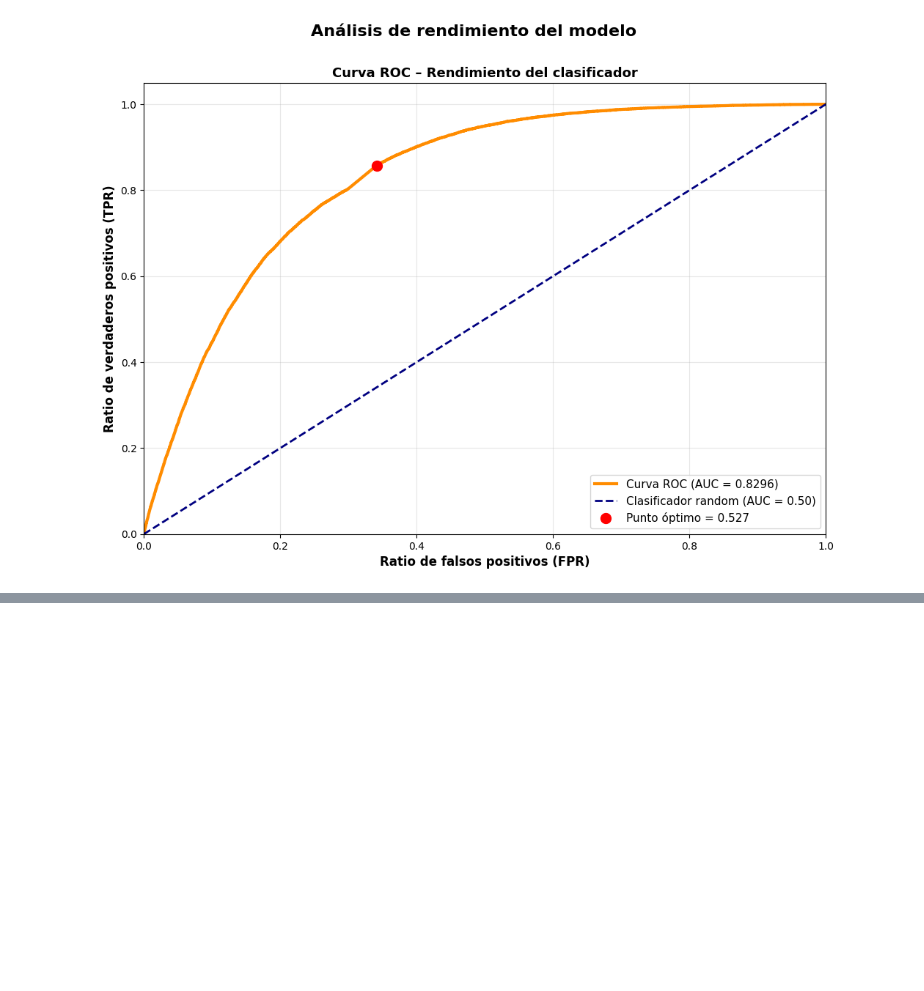
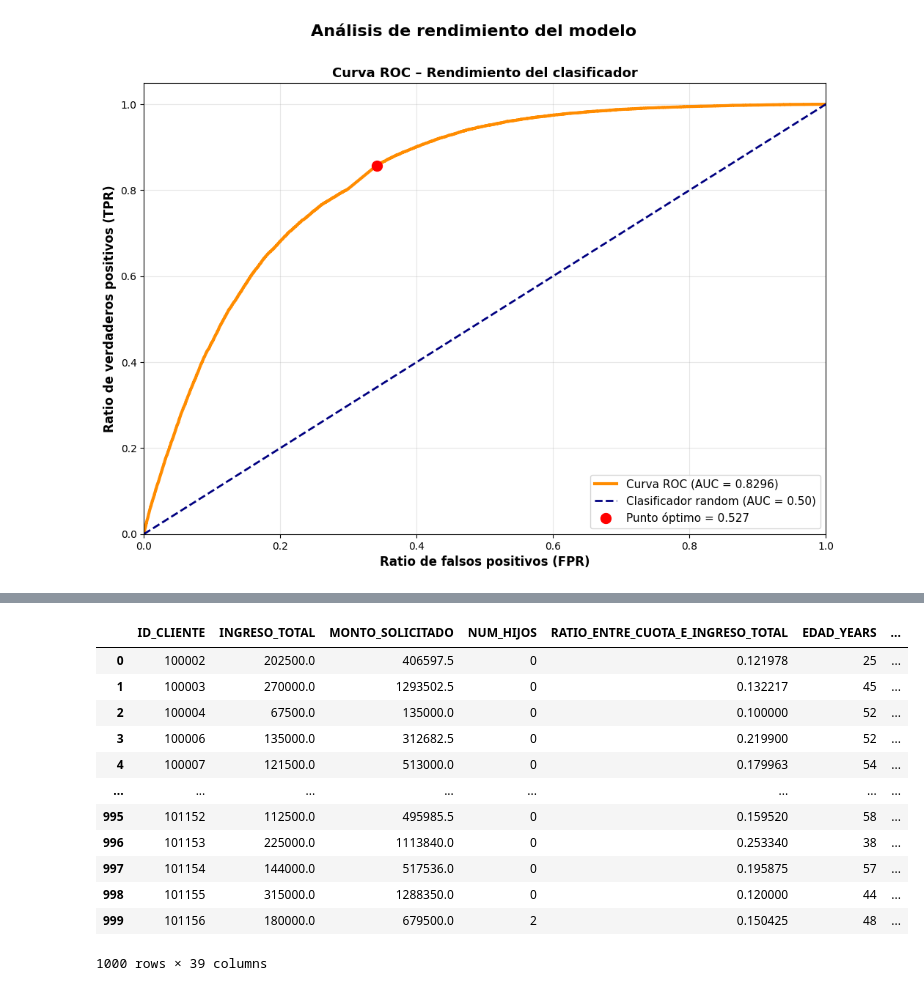
Before and after one commit to JairoVillegas/CREDIT-RISK-ANALYZER., a Jupyter notebook: Notebooks/Exploracion.ipynb, the cells around one changed output, grey strips where cells are left out. Cells and saved outputs as stored; diff of their text form; code cells hidden in the pictures; blank space fills up the shorter version.

```diff
--- a/Notebooks/Exploracion.ipynb
+++ b/Notebooks/Exploracion.ipynb
@@ -1242,0 +1245,3 @@ df_final = df_prod[:1000]
+# %%
+#Obtengo los pronosticos del modelo en forma de proabilidades
+probabilidades = modelo_aplicacion.predict(X_prod)
@@ -1242,0 +1250,21 @@ df_final = df_prod[:1000]
+# %%
+probabilidades = pd.DataFrame(probabilidades,columns=["PROBABILIDAD"])
+probabilidades= probabilidades[:1000]
+# %%
+df_final = pd.concat([df_final,probabilidades],axis=1)
+# %%
+df_final
+# %% [output]
+|  | ID_CLIENTE | INGRESO_TOTAL | MONTO_SOLICITADO | NUM_HIJOS | RATIO_ENTRE_CUOTA_E_INGRESO_TOTAL | EDAD_YEARS | ... |
+| 0 | 100002 | 202500.0 | 406597.5 | 0 | 0.121978 | 25 | ... |
+| 1 | 100003 | 270000.0 | 1293502.5 | 0 | 0.132217 | 45 | ... |
+| 2 | 100004 | 67500.0 | 135000.0 | 0 | 0.100000 | 52 | ... |
+| 3 | 100006 | 135000.0 | 312682.5 | 0 | 0.219900 | 52 | ... |
+| 4 | 100007 | 121500.0 | 513000.0 | 0 | 0.179963 | 54 | ... |
+| ... | ... | ... | ... | ... | ... | ... | ... |
+| 995 | 101152 | 112500.0 | 495985.5 | 0 | 0.159520 | 58 | ... |
+| 996 | 101153 | 225000.0 | 1113840.0 | 0 | 0.253340 | 38 | ... |
+| 997 | 101154 | 144000.0 | 517536.0 | 0 | 0.195875 | 57 | ... |
+| 998 | 101155 | 315000.0 | 1288350.0 | 0 | 0.120000 | 44 | ... |
+| 999 | 101156 | 180000.0 | 679500.0 | 2 | 0.150425 | 48 | ... |
+1000 rows × 39 columns
```
Also changed, not shown: parts of 39 cells of this notebook.
